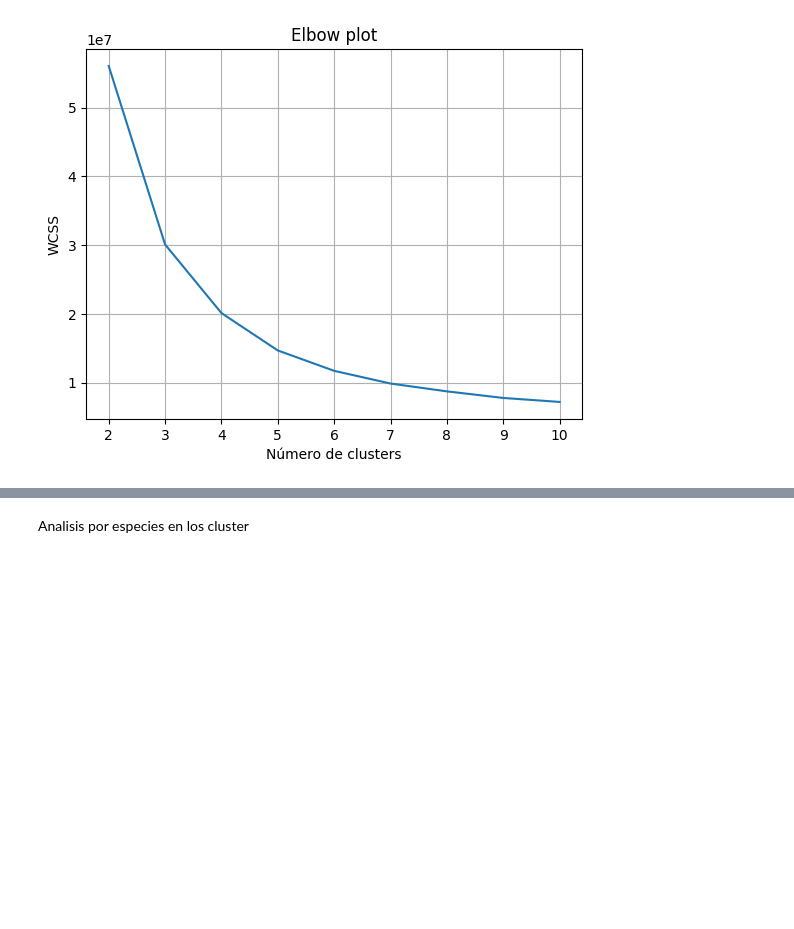
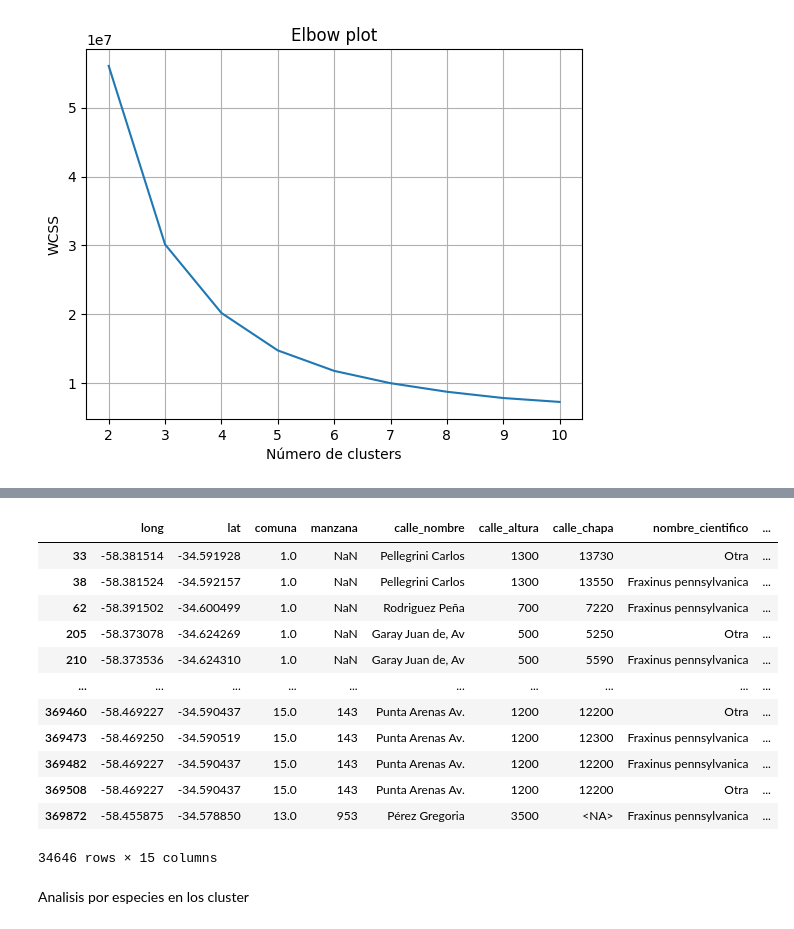
Before and after one commit to LautaroBarraza/TP-Ciencia-De-Datos-Grupo14, a Jupyter notebook: notebooks/analisis_clustering.ipynb, the cells around one changed output, grey strips where cells are left out. Drawn from its saved outputs; the diff is of its cells as text; code cells hidden in the pictures; blank space fills up the shorter version.

```diff
--- a/notebooks/analisis_clustering.ipynb
+++ b/notebooks/analisis_clustering.ipynb
@@ -119,2 +143,18 @@ plt.show()
+# %%
+d
+# %% [output]
+|  | long | lat | comuna | manzana | calle_nombre | calle_altura | calle_chapa | nombre_cientifico | ... |
+| 33 | -58.381514 | -34.591928 | 1.0 | NaN | Pellegrini Carlos | 1300 | 13730 | Otra | ... |
+| 38 | -58.381524 | -34.592157 | 1.0 | NaN | Pellegrini Carlos | 1300 | 13550 | Fraxinus pennsylvanica | ... |
+| 62 | -58.391502 | -34.600499 | 1.0 | NaN | Rodriguez Peña | 700 | 7220 | Fraxinus pennsylvanica | ... |
+| 205 | -58.373078 | -34.624269 | 1.0 | NaN | Garay Juan de, Av | 500 | 5250 | Otra | ... |
+| 210 | -58.373536 | -34.624310 | 1.0 | NaN | Garay Juan de, Av | 500 | 5590 | Fraxinus pennsylvanica | ... |
+| ... | ... | ... | ... | ... | ... | ... | ... | ... | ... |
+| 369460 | -58.469227 | -34.590437 | 15.0 | 143 | Punta Arenas Av. | 1200 | 12200 | Otra | ... |
+| 369473 | -58.469250 | -34.590519 | 15.0 | 143 | Punta Arenas Av. | 1200 | 12300 | Fraxinus pennsylvanica | ... |
+| 369482 | -58.469227 | -34.590437 | 15.0 | 143 | Punta Arenas Av. | 1200 | 12200 | Fraxinus pennsylvanica | ... |
+| 369508 | -58.469227 | -34.590437 | 15.0 | 143 | Punta Arenas Av. | 1200 | 12200 | Otra | ... |
+| 369872 | -58.455875 | -34.578850 | 13.0 | 953 | Pérez Gregoria | 3500 | <NA> | Fraxinus pennsylvanica | ... |
+34646 rows × 15 columns
 # %% [markdown]
 Analisis por especies en los cluster
```
Also changed, not shown: parts of 11 cells of this notebook, 8 other files.
